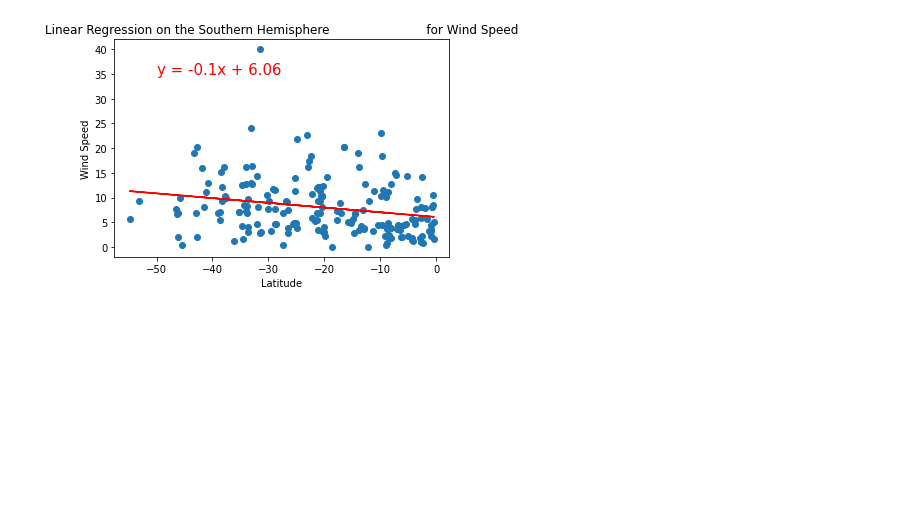
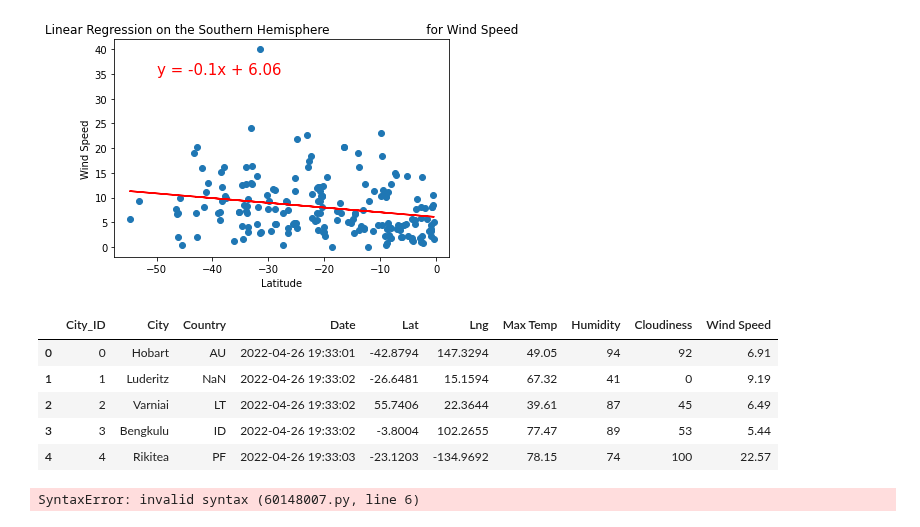
Before and after one commit to lawnshogan/World_Weather_Analysis, a Jupyter notebook: Practice/WeatherPy.ipynb, the cells around one changed output. Saved outputs shown, nothing was run; the diff lists cells and outputs as text; code cells hidden in the pictures; blank space fills up the shorter version.

Commit message:
Heatmap

```diff
--- a/Practice/WeatherPy.ipynb
+++ b/Practice/WeatherPy.ipynb
@@ -649,0 +648,19 @@ plot_linear_regression(x_values, y_values,
+# %%
+# 6.5.2 - Set Up Google Maps and Places API - Create Heatmaps for Weather Parameters
+
+import pandas as pd
+import gmaps
+import requests
+
+from config2 import g_key
+
+# Store the CSV you saved created in part one into a DataFrame.
+city_data_df = pd.read_csv("../Practice/cities.csv")
+city_data_df.head()
+# %% [output]
+|  | City_ID | City | Country | Date | Lat | Lng | Max Temp | Humidity | Cloudiness | Wind Speed |
+| 0 | 0 | Hobart | AU | 2022-04-26 19:33:01 | -42.8794 | 147.3294 | 49.05 | 94 | 92 | 6.91 |
+| 1 | 1 | Luderitz | NaN | 2022-04-26 19:33:02 | -26.6481 | 15.1594 | 67.32 | 41 | 0 | 9.19 |
+| 2 | 2 | Varniai | LT | 2022-04-26 19:33:02 | 55.7406 | 22.3644 | 39.61 | 87 | 45 | 6.49 |
+| 3 | 3 | Bengkulu | ID | 2022-04-26 19:33:02 | -3.8004 | 102.2655 | 77.47 | 89 | 53 | 5.44 |
+| 4 | 4 | Rikitea | PF | 2022-04-26 19:33:03 | -23.1203 | -134.9692 | 78.15 | 74 | 100 | 22.57 |
@@ -649,0 +671,18 @@ plot_linear_regression(x_values, y_values,
+# %%
+# BASIC SYNTAX FOR CREATING A HEATMAP
+
+# 1. Assign the locations to an array of latitude and longitude pairs.
+locations = [latitude, longitude]
+# 2. Assign the weights variable to some values.
+temperatures = # an array of length equal to the locations array length
+# 3. Assign the figure variable to the gmaps.figure() attribute.
+fig = gmaps.figure()
+# 4. Assign the heatmap_layer variable to the heatmap_layer attribute and add in the locations.
+heatmap_layer = gmaps.heatmap_layer(locations, weights=temperatures)
+
+# 5. Add the heatmap layer.
+fig.add_layer(heatmap_layer)
+# 6. Call the figure to plot the data.
+fig
+# %% [output]
+SyntaxError: invalid syntax (60148007.py, line 6)
```
Also changed, not shown: parts of 4 cells of this notebook.
